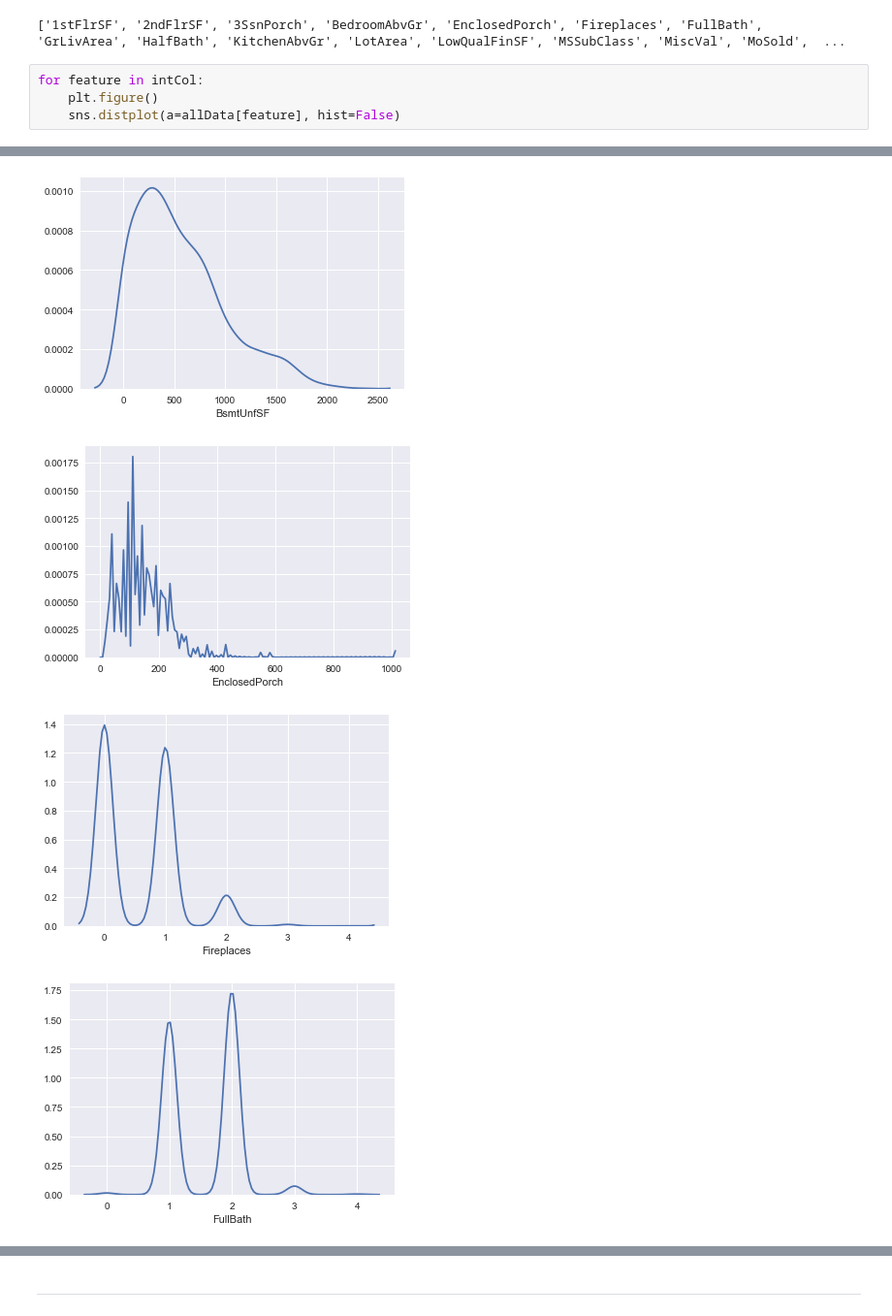
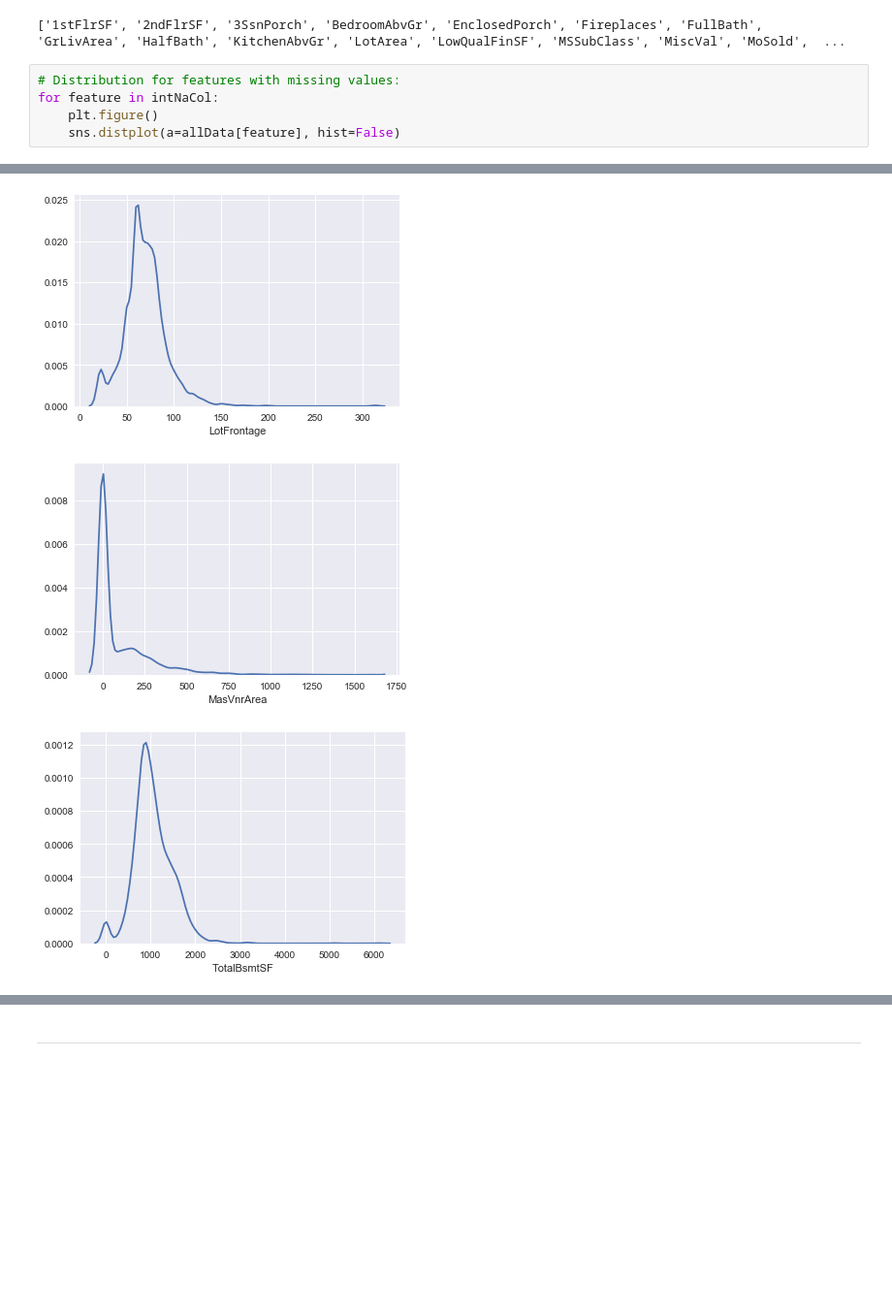
Before and after one commit to Skylar-117/kaggle-house-prices-ADVRegression, a Jupyter notebook: numerical.ipynb, the cells around one changed output, grey strips where cells are left out. Shown at 97% size. Cells and saved outputs as stored; diff of their text form; blank space fills up the shorter version.

```diff
--- a/numerical.ipynb
+++ b/numerical.ipynb
@@ -62,7 +62,8 @@ print(intNoNACol)
 # %% [output]
 ['1stFlrSF', '2ndFlrSF', '3SsnPorch', 'BedroomAbvGr', 'EnclosedPorch', 'Fireplaces', 'FullBath', 'GrLivArea', 'HalfBath', 'KitchenAbvGr', 'LotArea', 'LowQualFinSF', 'MSSubClass', 'MiscVal', 'MoSold',  ...
 # %%
-for feature in intCol:
+# Distribution for features with missing values:
+for feature in intNaCol:
     plt.figure()
     sns.distplot(a=allData[feature], hist=False)
 # %% [output]
@@ -77,4 +78,3 @@ for feature in intCol:
-[figure, old version]
+[figure, new version]
-[figure, old version]
+[figure, new version]
-[figure, old version]
+[figure, new version]
-[figure, removed]
```
Also changed, not shown: parts of 71 cells of this notebook.
